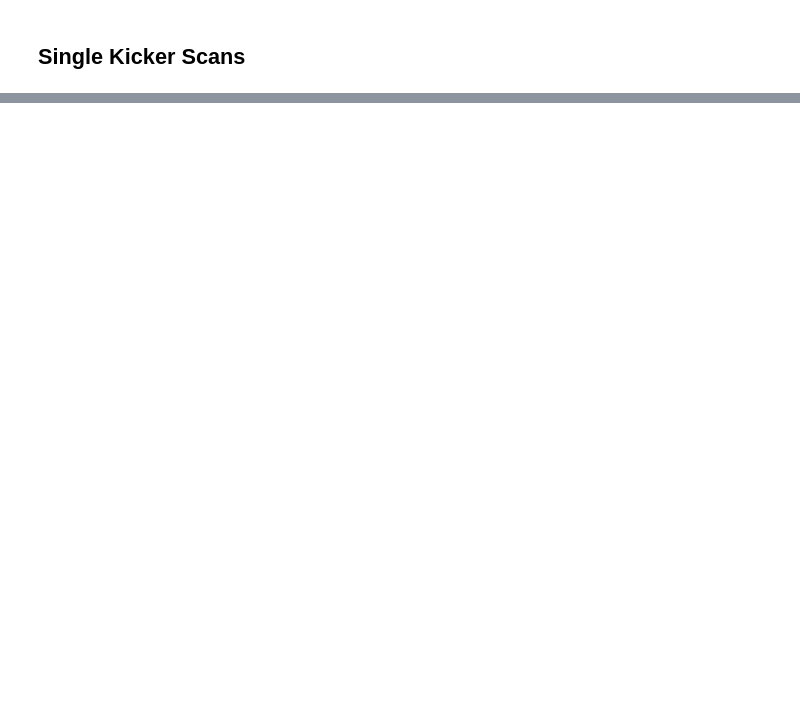
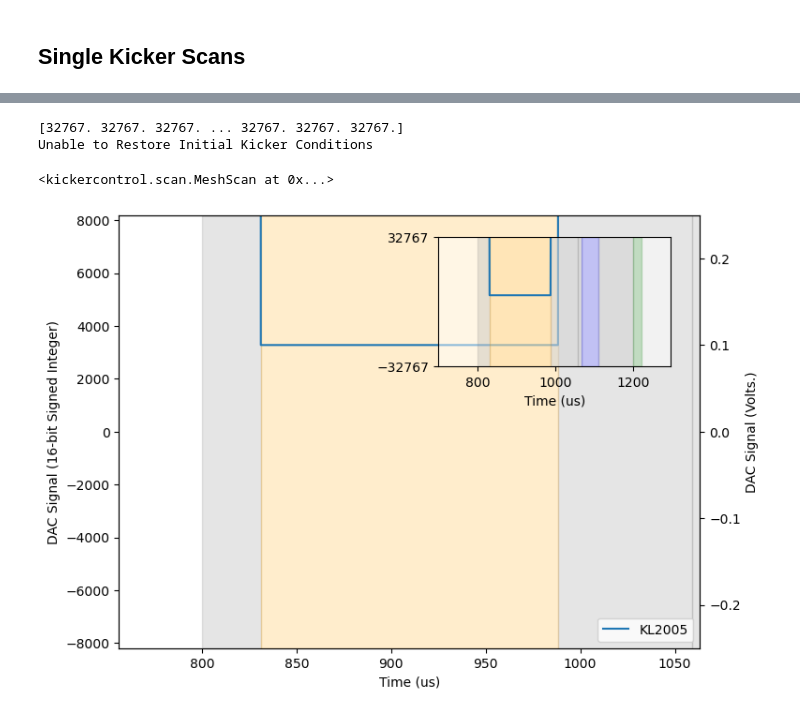
Before and after one commit to twguest/XSynth, a Jupyter notebook: docs/FD_Nov24.ipynb, the cells around one changed output, grey strips where cells are left out. Cells and saved outputs as stored; diff of their text form; code cells hidden in the pictures; blank space fills up the shorter version.

```diff
--- a/docs/FD_Nov24.ipynb
+++ b/docs/FD_Nov24.ipynb
@@ -24,0 +39,17 @@ Unable to Restore Initial Kicker Conditions
+# %%
+import numpy as np
+
+from kickercontrol.main import MacroScan
+from kickercontrol.device import (KL2005, KMX1938, KMX1965, KNY1938, KNY1965)
+
+MacroScan(kicker_devices=[KL2005],
+          scan_vectors=[np.linspace(-.1,.1,25)],
+                        write_dac=True,
+                        display = True,
+                        beamline = '2',
+                        wait_time=1)
+# %% [output]
+[32767. 32767. 32767. ... 32767. 32767. 32767.]
+Unable to Restore Initial Kicker Conditions
+<kickercontrol.scan.MeshScan at 0x...>
+[figure, added]
```
Also changed, not shown: parts of 5 cells of this notebook, 6 other files.
